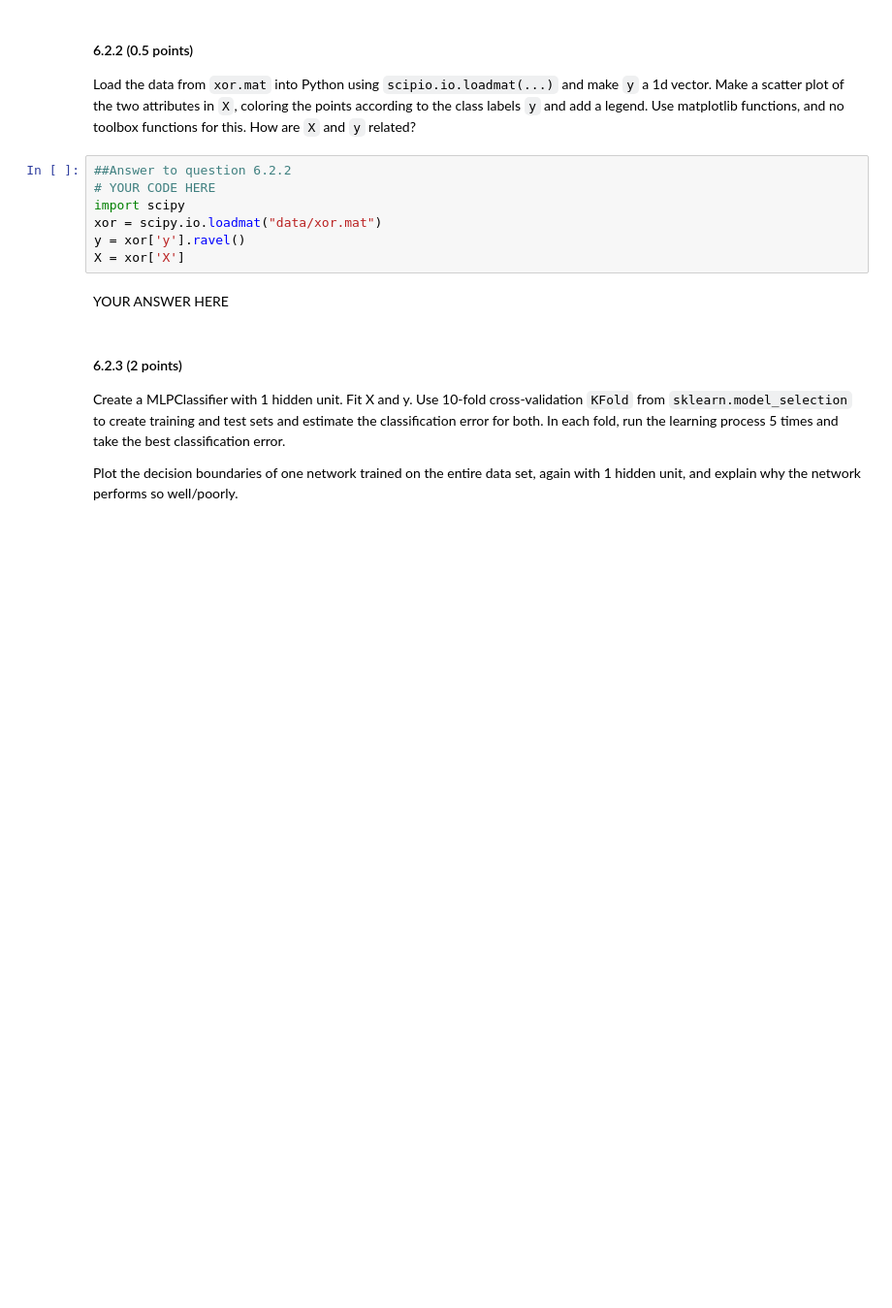
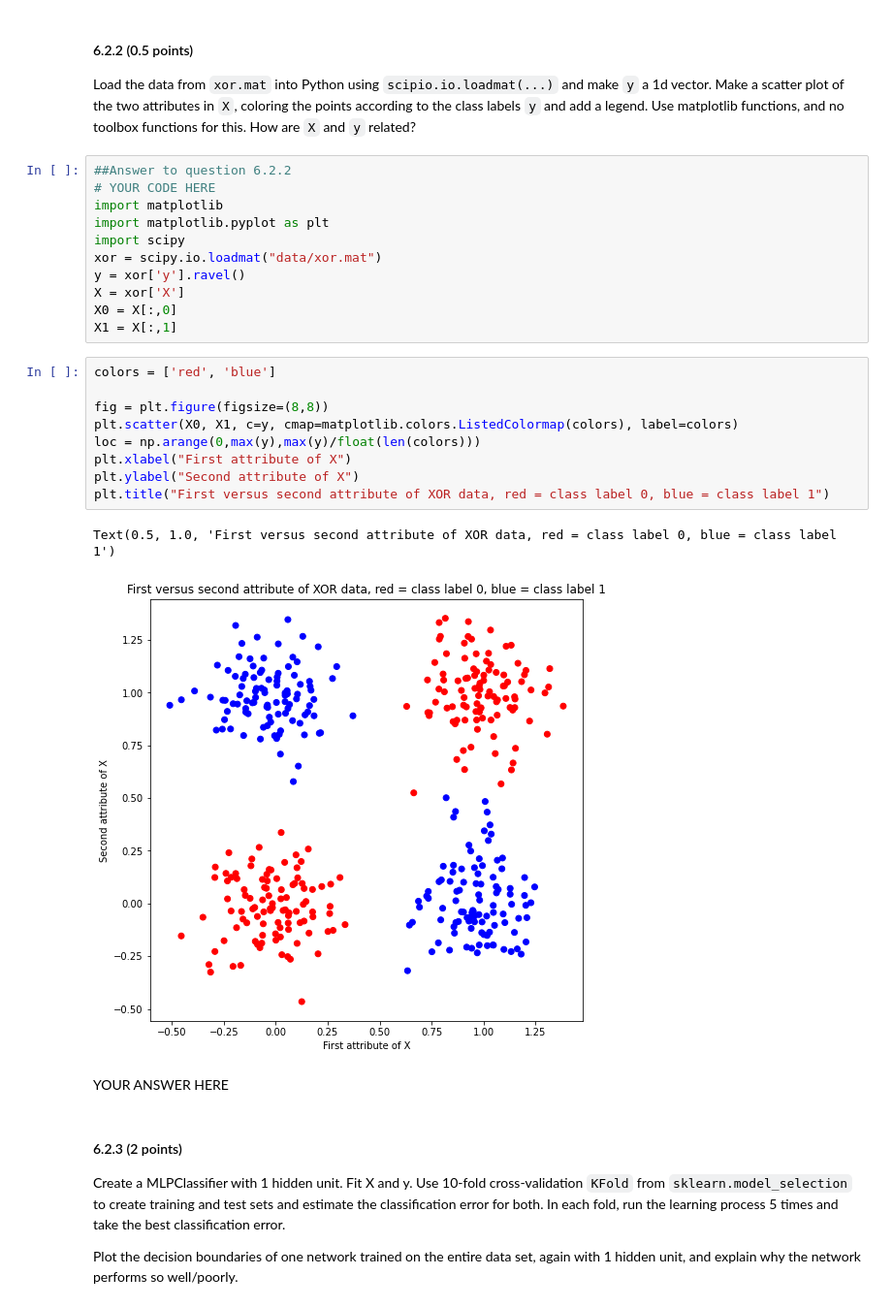
Before and after one commit to marisgg/data-mining, a Jupyter notebook: 6/assignment_6.ipynb, the cells around one changed output. Shown: that part at 97% size. Cells and saved outputs as stored; diff of their text form; blank space fills up the shorter version.

```diff
--- a/6/assignment_6.ipynb
+++ b/6/assignment_6.ipynb
@@ -297,10 +342,26 @@ Load the data from `xor.mat` into Python using `scipio.io.loadmat(...)` and make
 # %%
 ##Answer to question 6.2.2
 # YOUR CODE HERE
+import matplotlib
+import matplotlib.pyplot as plt
 import scipy
 xor = scipy.io.loadmat("data/xor.mat")
 y = xor['y'].ravel()
 X = xor['X']
+X0 = X[:,0]
+X1 = X[:,1]
+# %%
+colors = ['red', 'blue']
+
+fig = plt.figure(figsize=(8,8))
+plt.scatter(X0, X1, c=y, cmap=matplotlib.colors.ListedColormap(colors), label=colors)
+loc = np.arange(0,max(y),max(y)/float(len(colors)))
+plt.xlabel("First attribute of X")
+plt.ylabel("Second attribute of X")
+plt.title("First versus second attribute of XOR data, red = class label 0, blue = class label 1")
+# %% [output]
+Text(0.5, 1.0, 'First versus second attribute of XOR data, red = class label 0, blue = class label 1')
+[figure, added]
 # %% [markdown]
 YOUR ANSWER HERE
 # %% [markdown]
```
Also changed, not shown: parts of 13 cells of this notebook.
